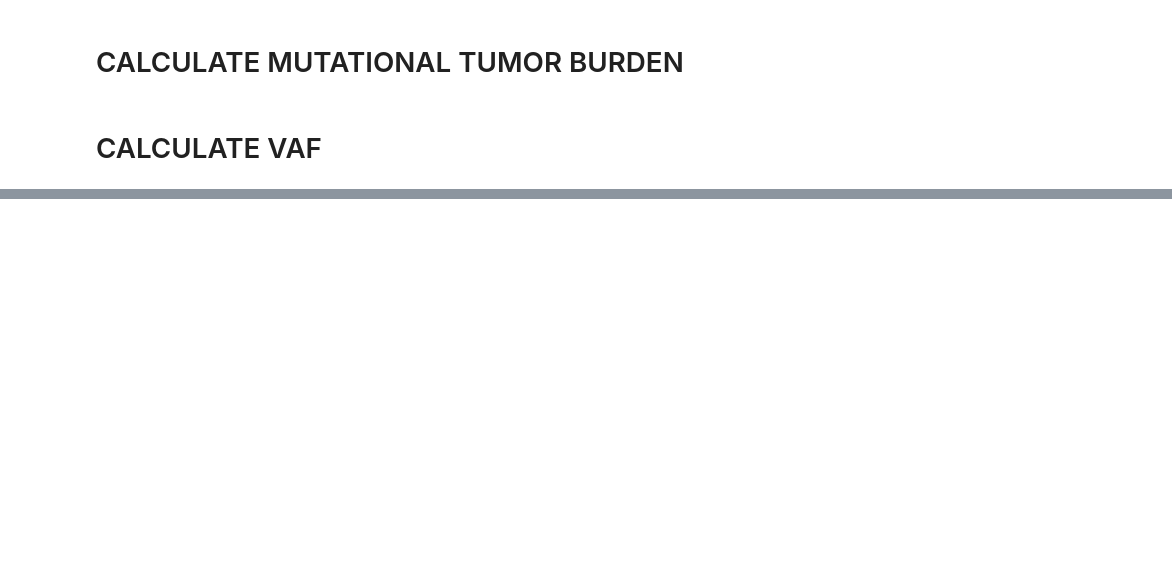
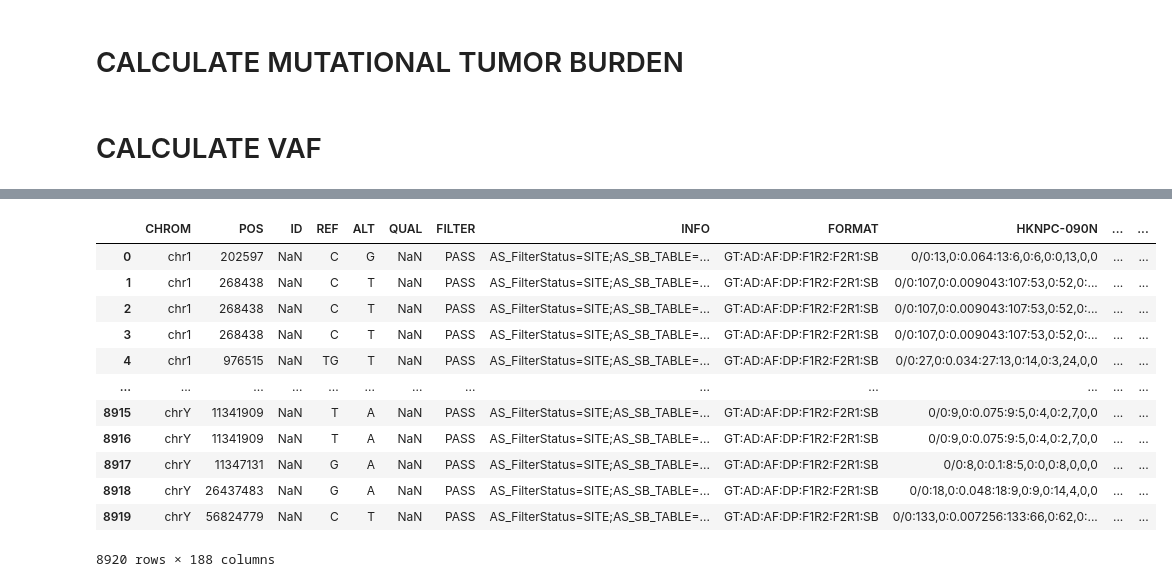
Before and after one commit to YussAb/AnnotatedvcfParser, a Jupyter notebook: CleaningData.ipynb, the cells around one changed output, grey strips where cells are left out. Cells and saved outputs as stored; diff of their text form; code cells hidden in the pictures; blank space fills up the shorter version.

```diff
--- a/CleaningData.ipynb
+++ b/CleaningData.ipynb
@@ -130,0 +148,16 @@ vcfFileTransplittedPipe[vcfFileTransplittedPipe["POS"] == "115000264"]
+# %%
+vcfFileTransplittedPipe
+# %% [output]
+|  | CHROM | POS | ID | REF | ALT | QUAL | FILTER | INFO | FORMAT | HKNPC-090N | ... | ... |
+| 0 | chr1 | 202597 | NaN | C | G | NaN | PASS | AS_FilterStatus=SITE;AS_SB_TABLE=... | GT:AD:AF:DP:F1R2:F2R1:SB | 0/0:13,0:0.064:13:6,0:6,0:0,13,0,0 | ... | ... |
+| 1 | chr1 | 268438 | NaN | C | T | NaN | PASS | AS_FilterStatus=SITE;AS_SB_TABLE=... | GT:AD:AF:DP:F1R2:F2R1:SB | 0/0:107,0:0.009043:107:53,0:52,0:... | ... | ... |
+| 2 | chr1 | 268438 | NaN | C | T | NaN | PASS | AS_FilterStatus=SITE;AS_SB_TABLE=... | GT:AD:AF:DP:F1R2:F2R1:SB | 0/0:107,0:0.009043:107:53,0:52,0:... | ... | ... |
+| 3 | chr1 | 268438 | NaN | C | T | NaN | PASS | AS_FilterStatus=SITE;AS_SB_TABLE=... | GT:AD:AF:DP:F1R2:F2R1:SB | 0/0:107,0:0.009043:107:53,0:52,0:... | ... | ... |
+| 4 | chr1 | 976515 | NaN | TG | T | NaN | PASS | AS_FilterStatus=SITE;AS_SB_TABLE=... | GT:AD:AF:DP:F1R2:F2R1:SB | 0/0:27,0:0.034:27:13,0:14,0:3,24,0,0 | ... | ... |
+| ... | ... | ... | ... | ... | ... | ... | ... | ... | ... | ... | ... | ... |
+| 8915 | chrY | 11341909 | NaN | T | A | NaN | PASS | AS_FilterStatus=SITE;AS_SB_TABLE=... | GT:AD:AF:DP:F1R2:F2R1:SB | 0/0:9,0:0.075:9:5,0:4,0:2,7,0,0 | ... | ... |
+| 8916 | chrY | 11341909 | NaN | T | A | NaN | PASS | AS_FilterStatus=SITE;AS_SB_TABLE=... | GT:AD:AF:DP:F1R2:F2R1:SB | 0/0:9,0:0.075:9:5,0:4,0:2,7,0,0 | ... | ... |
+| 8917 | chrY | 11347131 | NaN | G | A | NaN | PASS | AS_FilterStatus=SITE;AS_SB_TABLE=... | GT:AD:AF:DP:F1R2:F2R1:SB | 0/0:8,0:0.1:8:5,0:0,0:8,0,0,0 | ... | ... |
+| 8918 | chrY | 26437483 | NaN | G | A | NaN | PASS | AS_FilterStatus=SITE;AS_SB_TABLE=... | GT:AD:AF:DP:F1R2:F2R1:SB | 0/0:18,0:0.048:18:9,0:9,0:14,4,0,0 | ... | ... |
+| 8919 | chrY | 56824779 | NaN | C | T | NaN | PASS | AS_FilterStatus=SITE;AS_SB_TABLE=... | GT:AD:AF:DP:F1R2:F2R1:SB | 0/0:133,0:0.007256:133:66,0:62,0:... | ... | ... |
+8920 rows × 188 columns
```
Also changed, not shown: parts of 4 cells of this notebook, 1 other file.
